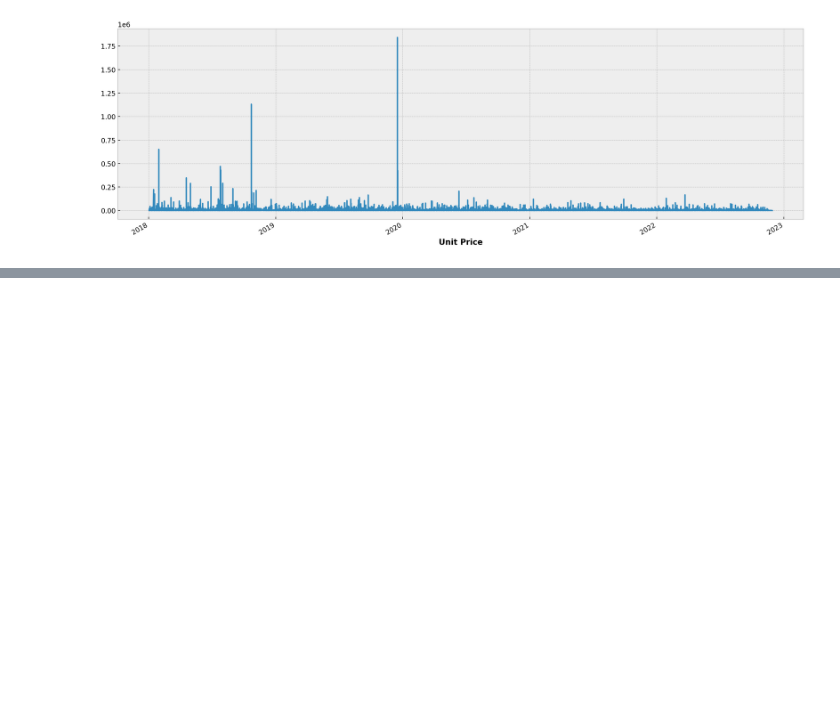
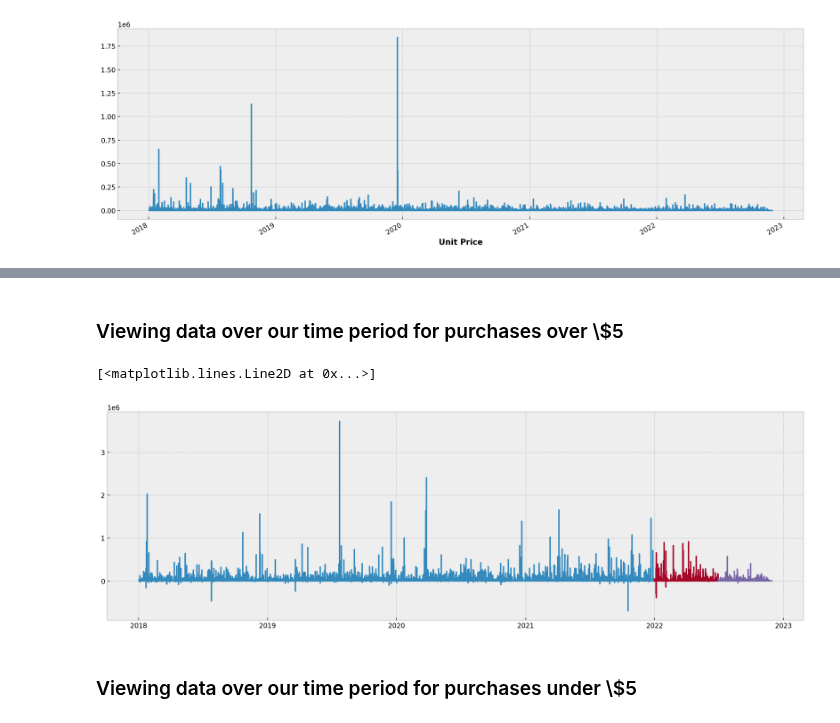
Before and after one commit to The-Real-MVPs/cisco-time-series-analysis, a Jupyter notebook: rosenberger/rosenberger-questions.ipynb, the cells around one changed output, grey strips where cells are left out. Drawn from its saved outputs; the diff is of its cells as text; code cells hidden in the pictures; blank space fills up the shorter version.

```diff
--- a/rosenberger/rosenberger-questions.ipynb
+++ b/rosenberger/rosenberger-questions.ipynb
@@ -143,0 +148,25 @@ df['unit_price'].plot(ax=ax, xlabel='Unit Price')
+# %%
+df = clean_df()
+n = 5
+df_large_price = df[df['unit_price'] > n]
+df_small_price = df[df['unit_price'] <= n]
+
+lp_train, lp_test = wr.split_data(df_large_price, explore=True)
+lp_validate = lp_test.loc[:'2022-06'].copy()
+lp_test = lp_test.loc['2022-07':]
+
+sp_train, sp_test = wr.split_data(df_small_price, explore=True)
+sp_validate = sp_test.loc[:'2022-06'].copy()
+sp_test = sp_test.loc['2022-07':]
+# %% [markdown]
+### Viewing data over our time period for purchases over \\$5
+# %%
+fix, ax = plt.subplots(figsize = (15,5))
+plt.plot(lp_train.index, lp_train['purchase_amount'])
+plt.plot(lp_validate.index, lp_validate['purchase_amount'])
+plt.plot(lp_test.index, lp_test['purchase_amount'])
+# %% [output]
+[<matplotlib.lines.Line2D at 0x...>]
+[figure, added]
+# %% [markdown]
+### Viewing data over our time period for purchases under \\$5
```
Also changed, not shown: parts of 9 cells of this notebook.
